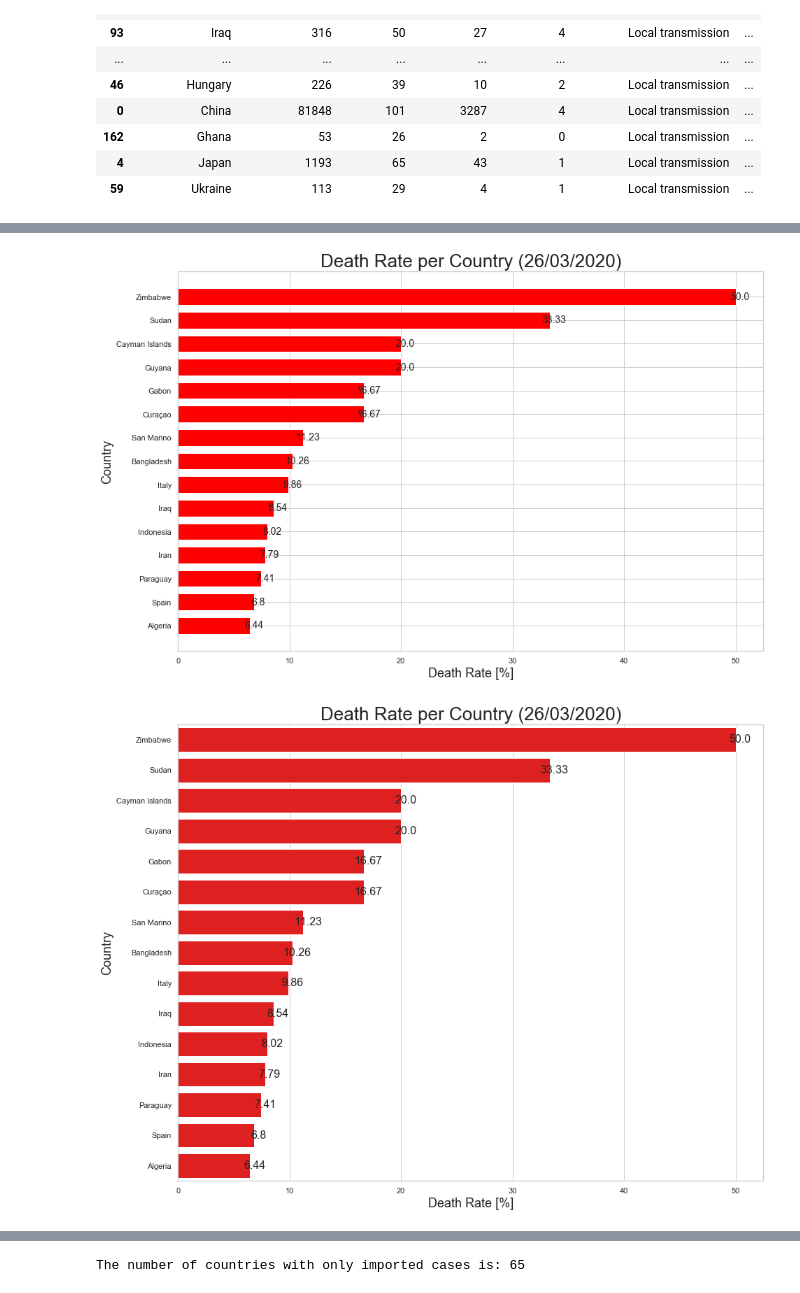
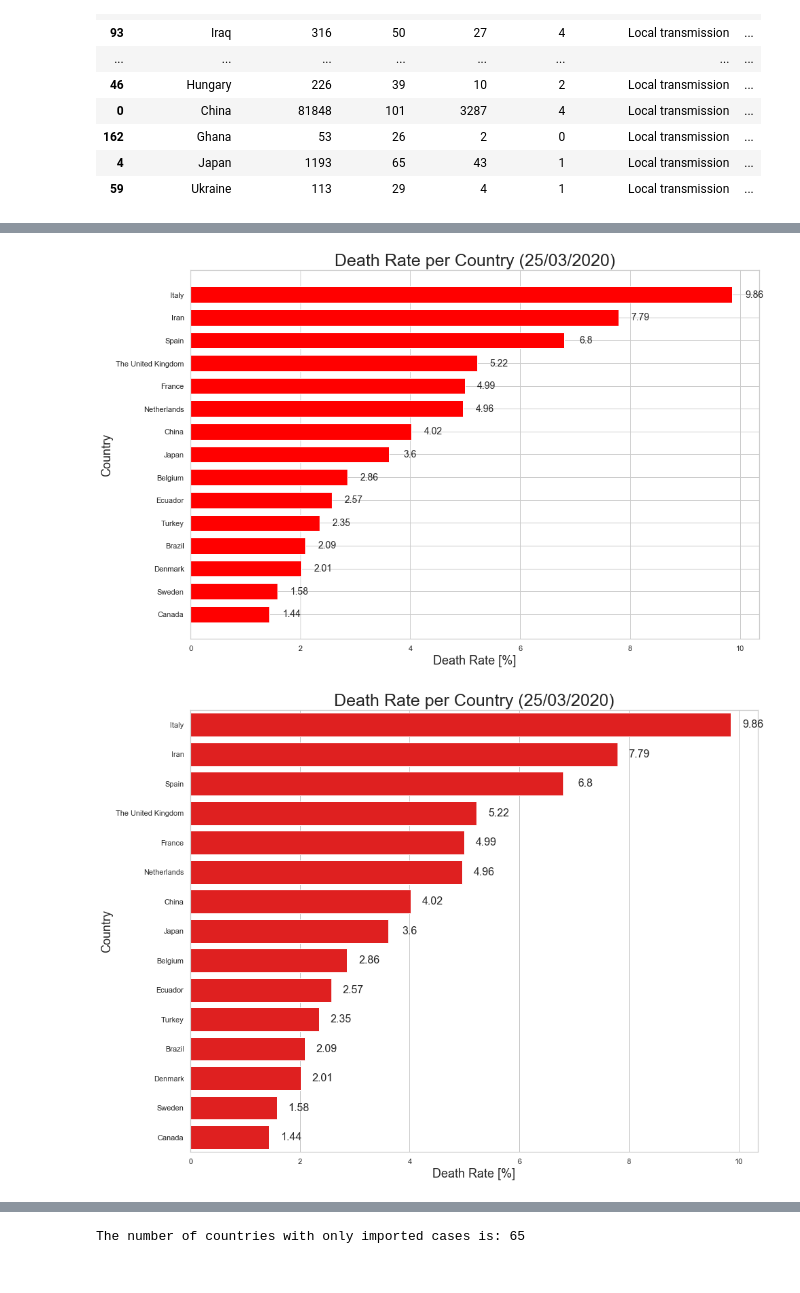
Before and after one commit to Rpinto02/COVID-19, a Jupyter notebook: WHO-Report-20200325.ipynb, the cells around one changed output, grey strips where cells are left out. Cells and saved outputs as stored; diff of their text form; code cells hidden in the pictures.

Commit message:
Add files via upload
Fixed some correct index fecth, and some file paths.
Added 27/03/2020 report.

```diff
--- a/WHO-Report-20200325.ipynb
+++ b/WHO-Report-20200325.ipynb
@@ -66,11 +66,11 @@ df[0:30]
 | 4 | Japan | 1193 | 65 | 43 | 1 | Local transmission | ... |
 | 59 | Ukraine | 113 | 29 | 4 | 1 | Local transmission | ... |
 # %%
-minimum_number_cases = 1000#define the minimum number of cases here/defina o número mínimo de casos aqui
+minimum_number_cases = 1000 #define the minimum number of cases here/defina o número mínimo de casos aqui
 
 dfMinNumCases = df[df['Total Confirmed'] > minimum_number_cases]
-dfMinNumCases = df.reset_index(drop=True)
-dfMinNumCases.index = np.arange(1, (len(df)+1))
+dfMinNumCases = dfMinNumCases.reset_index(drop=True)
+dfMinNumCases.index = np.arange(1, (len(dfMinNumCases)+1))
 
 dfMinNumCases[0:30]
 # %% [output]
@@ -101,7 +101,7 @@ death_rate = death_rate['Death Rate']
 
 plt.figure(figsize=(15,10))
 plt.barh(top15_deathrate['Country/Territory'],top15_deathrate['Death Rate'],height=0.7, color='red')
-plt.title('Death Rate per Country (26/03/2020)',fontsize=26)
+plt.title('Death Rate per Country (25/03/2020)',fontsize=25)
 plt.xlabel('Death Rate [%]',fontsize=18)
 plt.ylabel('Country',fontsize=18)
 plt.gca().invert_yaxis()
@@ -109,24 +109,24 @@ for i in range (0,15):
     plt.text(x=death_rate.iloc[i]+0.4, y=i , s=death_rate.iloc[i],horizontalalignment='center',verticalalignment='center', fontsize=14)
 plt.show()
 # %% [output]
-[figure, old version]
+[figure, new version]
 # %%
 #seaborn defaults
 f, ax = plt.subplots(figsize=(15, 12))
 sns.set(style="whitegrid")
 sns.set_color_codes("muted")
 sns.barplot(x='Death Rate',y='Country/Territory', data=top15_deathrate ,
             label="Deaths", color="red")
-plt.title('Death Rate per Country (26/03/2020)',fontsize=26)
+plt.title('Death Rate per Country (25/03/2020)',fontsize=25)
 plt.xlabel('Death Rate [%]',fontsize=18)
 plt.ylabel('Country',fontsize=18)
 
 for i in range (0,15):
     plt.text(x=death_rate.iloc[i]+0.4, y=i , s=death_rate.iloc[i],horizontalalignment='center',verticalalignment='center', fontsize=16)
-plt.savefig('20200326_DeathRatePerCountry.png', bbox_inches='tight')
+plt.savefig('Graphs/20200325_DeathRatePerCountry.png', bbox_inches='tight')
 plt.show()
 # %% [output]
-[figure, old version]
+[figure, new version]
 # %%
 #matplotlib defaults
 top15_confirmed = top15_deathrate.sort_values(by=['Total Confirmed'],ascending=False)
```
Also changed, not shown: parts of 4 cells of this notebook, 3 other files.
